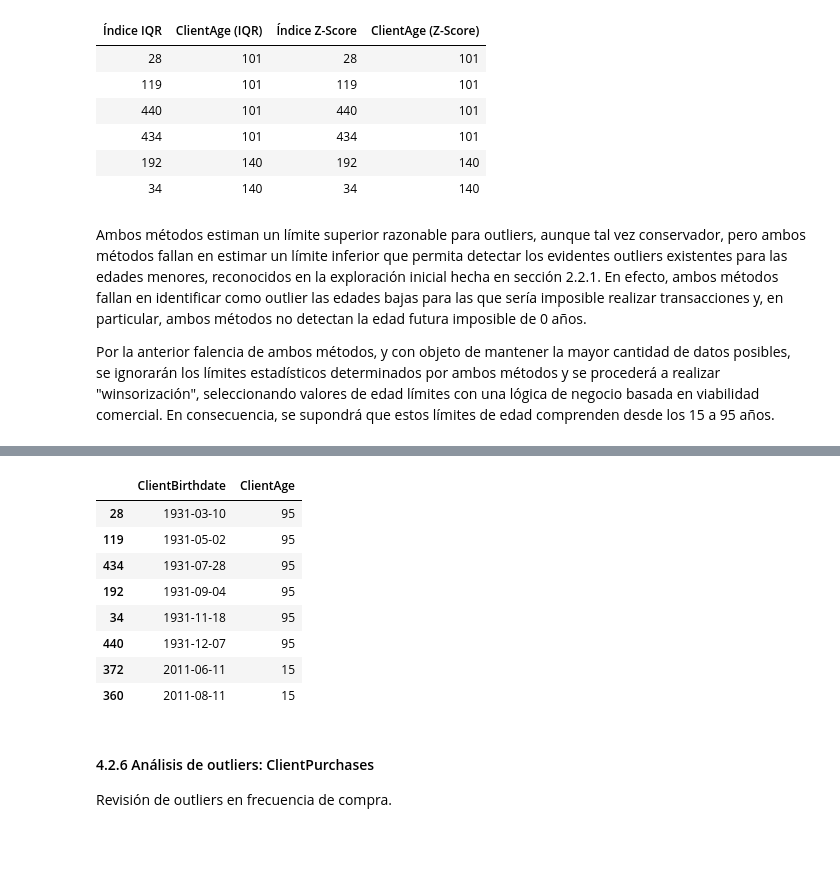
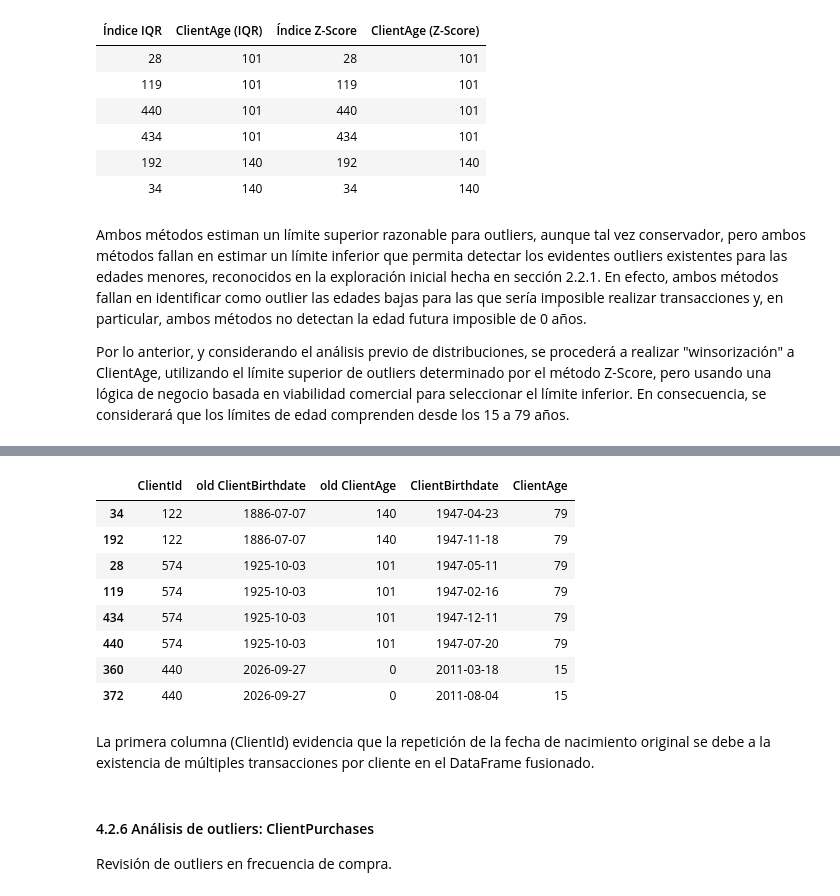
Before and after one commit to c-mena/dsb26-data-collection-and-preparation, a Jupyter notebook: main.ipynb, the cells around one changed output, grey strips where cells are left out. Saved outputs shown, nothing was run; the diff lists cells and outputs as text; code cells hidden in the pictures; blank space fills up the shorter version.

Commit message:
Improved outlier analysis in ClientAge

```diff
--- a/main.ipynb
+++ b/main.ipynb
@@ -1054,10 +1054,10 @@ Mostrando todos los outliers ordenados de menor a mayor:
 # %% [markdown]
 Ambos métodos estiman un límite superior razonable para outliers, aunque tal vez conservador, pero ambos métodos fallan en estimar un límite inferior que permita detectar los evidentes outliers existentes para las edades menores, reconocidos en la exploración inicial hecha en sección 2.2.1. En efecto, ambos métodos fallan en identificar como outlier las edades bajas para las que sería imposible realizar transacciones y, en particular, ambos métodos no detectan la edad futura imposible de 0 años.
 
-Por la anterior falencia de ambos métodos, y con objeto de mantener la mayor cantidad de datos posibles, se ignorarán los límites estadísticos determinados por ambos métodos y se procederá a realizar "winsorización", seleccionando valores de edad límites con una lógica de negocio basada en viabilidad comercial. En consecuencia, se supondrá que estos límites de edad comprenden desde los 15 a 95 años.
+Por lo anterior, y considerando el análisis previo de distribuciones, se procederá a realizar "winsorización" a ClientAge, utilizando el límite superior de outliers determinado por el método Z-Score, pero usando una lógica de negocio basada en viabilidad comercial para seleccionar el límite inferior. En consecuencia, se considerará que los límites de edad comprenden desde los 15 a 79 años.
 # %%
 infant_threshold = 15
-elder_threshold = 95
+elder_threshold = 79
 
 # Acción: Winsorización personalizada
 cleaned_df = imputed_df.copy()
@@ -1074,7 +1074,16 @@ cleaned_df.loc[mask_changed_age, "ClientBirthdate"] = tools.calculate_birthdate(
 # Resumen de outliers basados en lógica de negocio
 invalid_ages = imputed_df[(imputed_df["ClientAge"] < infant_threshold) | (imputed_df["ClientAge"] > elder_threshold)]
 print(f"⚠️ Total de registros winsorizados por ser lógicamente inválidos en ClientAge: {len(invalid_ages)}")
-print("Detalle de registros winsorizados:")
-cleaned_df.loc[mask_changed_age, ["ClientBirthdate", "ClientAge"]].sort_values(by="ClientBirthdate")
+print("\nDetalle de registros winsorizados:")
+summary = pd.DataFrame(
+    {
+        "ClientId": cleaned_df.loc[mask_changed_age, "ClientId"],
+        "old ClientBirthdate": imputed_df.loc[mask_changed_age, "ClientBirthdate"],
+        "old ClientAge": imputed_df.loc[mask_changed_age, "ClientAge"],
+        "ClientBirthdate": cleaned_df.loc[mask_changed_age, "ClientBirthdate"],
+        "ClientAge": cleaned_df.loc[mask_changed_age, "ClientAge"],
+    }
+)
+summary.sort_values(by="old ClientBirthdate")
 # %% [output]
 ⚠️ Total de registros winsorizados por ser lógicamente inválidos en ClientAge: 8
@@ -1081,13 +1091,15 @@ cleaned_df.loc[mask_changed_age, ["ClientBirthdate", "ClientAge"]].sort_values(b
 Detalle de registros winsorizados:
-|  | ClientBirthdate | ClientAge |
-| 28 | 1931-03-10 | 95 |
-| 119 | 1931-05-02 | 95 |
-| 434 | 1931-07-28 | 95 |
-| 192 | 1931-09-04 | 95 |
-| 34 | 1931-11-18 | 95 |
-| 440 | 1931-12-07 | 95 |
-| 372 | 2011-06-11 | 15 |
-| 360 | 2011-08-11 | 15 |
+|  | ClientId | old ClientBirthdate | old ClientAge | ClientBirthdate | ClientAge |
+| 34 | 122 | 1886-07-07 | 140 | 1947-04-23 | 79 |
+| 192 | 122 | 1886-07-07 | 140 | 1947-11-18 | 79 |
+| 28 | 574 | 1925-10-03 | 101 | 1947-05-11 | 79 |
+| 119 | 574 | 1925-10-03 | 101 | 1947-02-16 | 79 |
+| 434 | 574 | 1925-10-03 | 101 | 1947-12-11 | 79 |
+| 440 | 574 | 1925-10-03 | 101 | 1947-07-20 | 79 |
+| 360 | 440 | 2026-09-27 | 0 | 2011-03-18 | 15 |
+| 372 | 440 | 2026-09-27 | 0 | 2011-08-04 | 15 |
+# %% [markdown]
+La primera columna (ClientId) evidencia que la repetición de la fecha de nacimiento original se debe a la existencia de múltiples transacciones por cliente en el DataFrame fusionado.
 # %% [markdown]
 #### 4.2.6 Análisis de outliers: ClientPurchases
 
```
Also changed, not shown: parts of 14 cells of this notebook, 7 other files.
